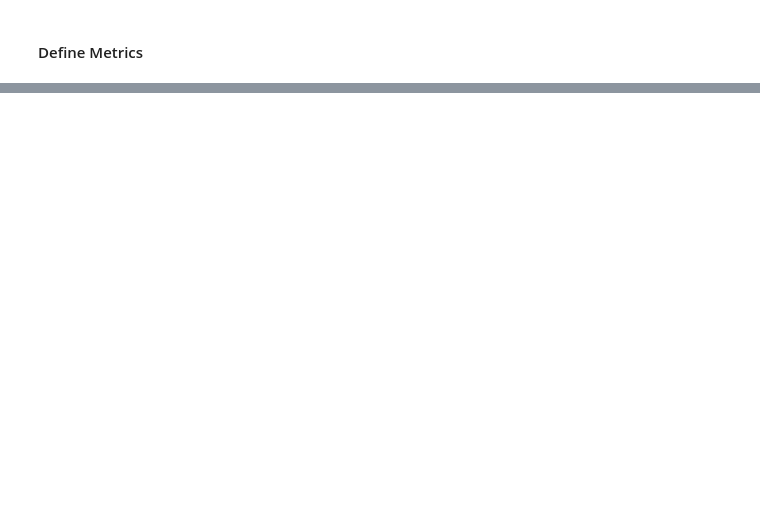
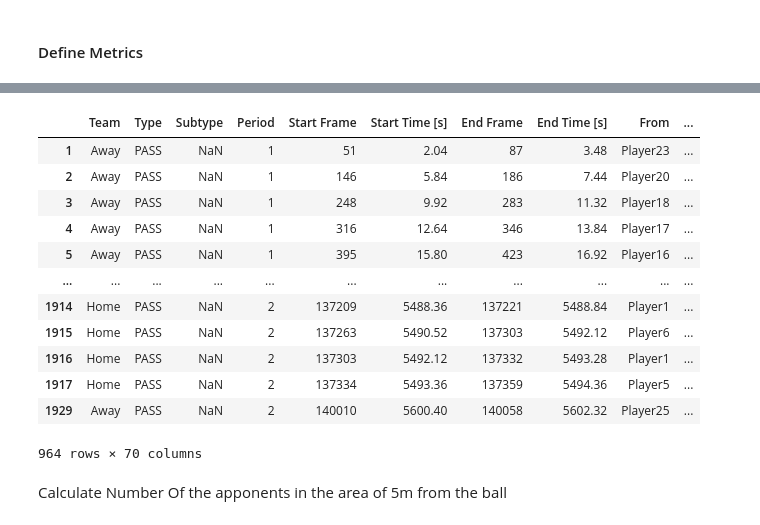
Before and after one commit to nahiid/soccer-impact-factor, a Jupyter notebook: impact_factor.ipynb, the cells around one changed output, grey strips where cells are left out. Cells and saved outputs as stored; diff of their text form; code cells hidden in the pictures; blank space fills up the shorter version.

```diff
--- a/impact_factor.ipynb
+++ b/impact_factor.ipynb
@@ -117,2 +149,6 @@ merged_start.to_csv('merged_start.csv', index=False)
 # %% [markdown]
 #### Define Metrics
+# %%
+pass_start = merged_start[merged_start['Type'] == 'PASS']
+# %%
+pass_start = pd.DataFrame(pass_start)
@@ -118,0 +159,18 @@ merged_start.to_csv('merged_start.csv', index=False)
+# %%
+pass_start
+# %% [output]
+|  | Team | Type | Subtype | Period | Start Frame | Start Time [s] | End Frame | End Time [s] | From | ... |
+| 1 | Away | PASS | NaN | 1 | 51 | 2.04 | 87 | 3.48 | Player23 | ... |
+| 2 | Away | PASS | NaN | 1 | 146 | 5.84 | 186 | 7.44 | Player20 | ... |
+| 3 | Away | PASS | NaN | 1 | 248 | 9.92 | 283 | 11.32 | Player18 | ... |
+| 4 | Away | PASS | NaN | 1 | 316 | 12.64 | 346 | 13.84 | Player17 | ... |
+| 5 | Away | PASS | NaN | 1 | 395 | 15.80 | 423 | 16.92 | Player16 | ... |
+| ... | ... | ... | ... | ... | ... | ... | ... | ... | ... | ... |
+| 1914 | Home | PASS | NaN | 2 | 137209 | 5488.36 | 137221 | 5488.84 | Player1 | ... |
+| 1915 | Home | PASS | NaN | 2 | 137263 | 5490.52 | 137303 | 5492.12 | Player6 | ... |
+| 1916 | Home | PASS | NaN | 2 | 137303 | 5492.12 | 137332 | 5493.28 | Player1 | ... |
+| 1917 | Home | PASS | NaN | 2 | 137334 | 5493.36 | 137359 | 5494.36 | Player5 | ... |
+| 1929 | Away | PASS | NaN | 2 | 140010 | 5600.40 | 140058 | 5602.32 | Player25 | ... |
+964 rows × 70 columns
+# %% [markdown]
+Calculate Number Of the apponents in the area of 5m from the ball
```
Also changed, not shown: parts of 18 cells of this notebook.
